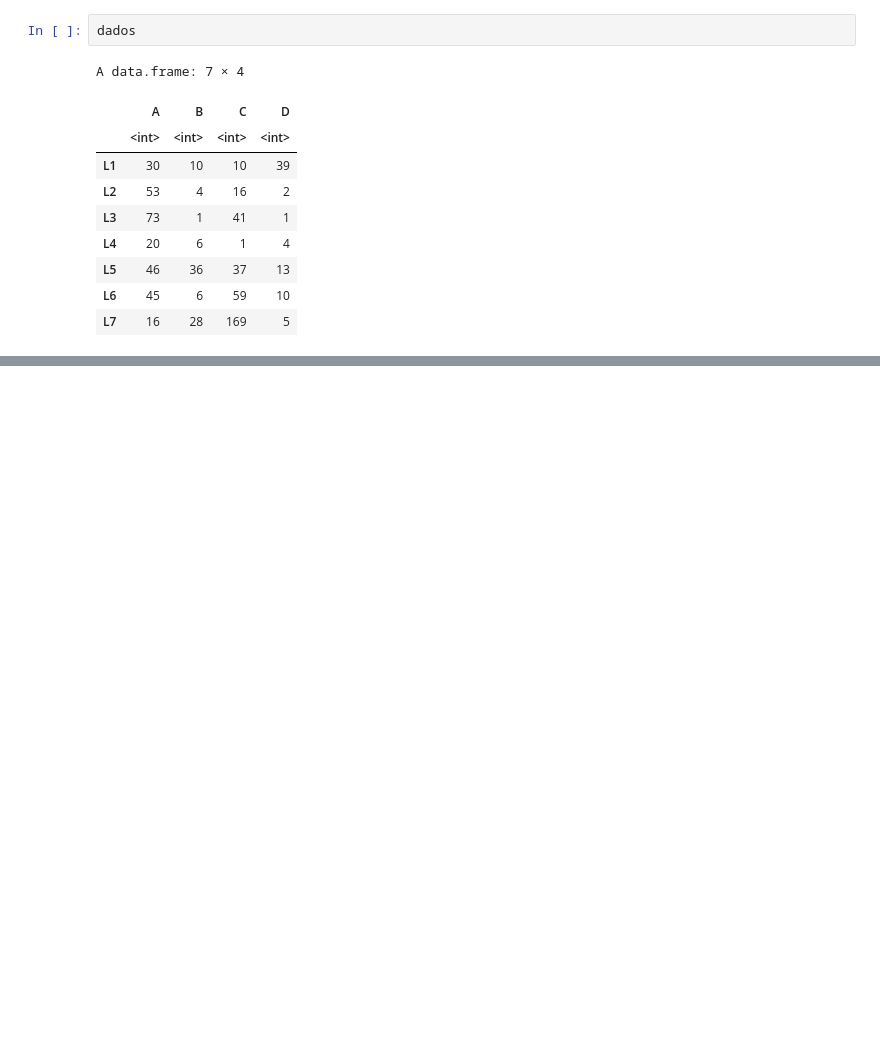
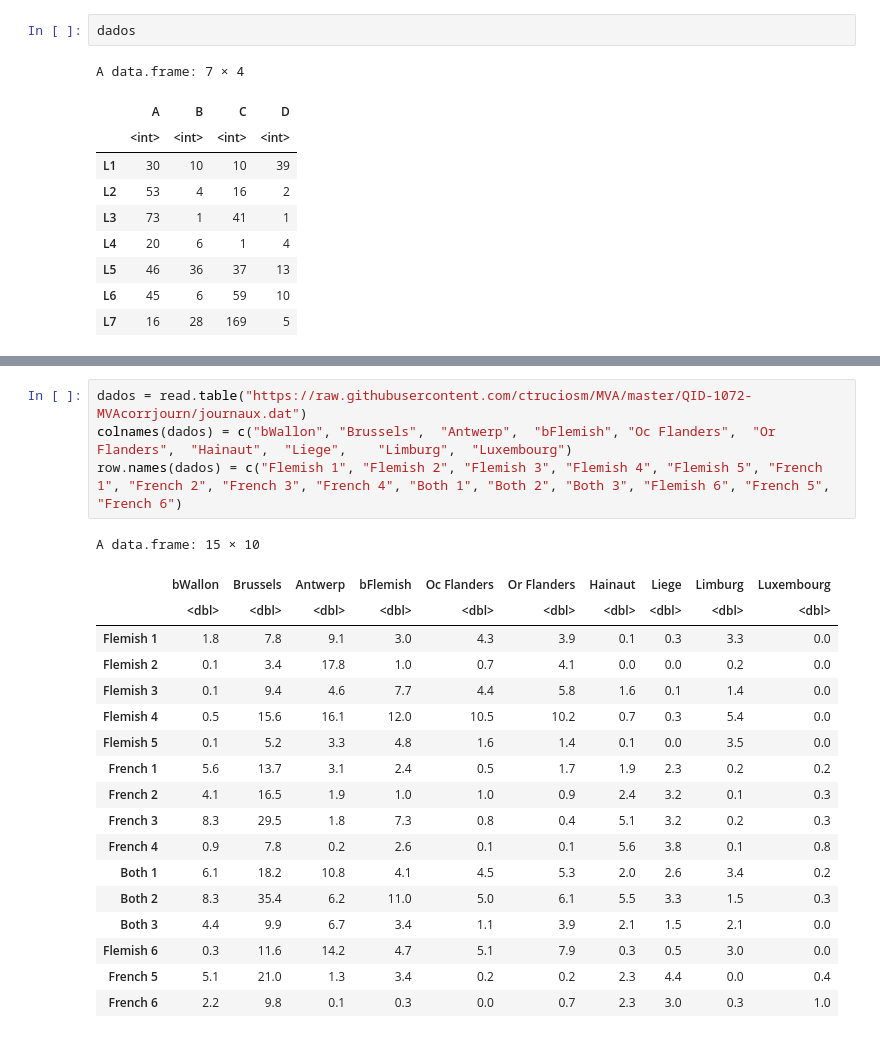
Before and after one commit to ctruciosm/BasicStats, a Jupyter notebook: AC.ipynb, the cells around one changed output, grey strips where cells are left out. Saved outputs shown, nothing was run; the diff lists cells and outputs as text; blank space fills up the shorter version.

```diff
--- a/AC.ipynb
+++ b/AC.ipynb
@@ -98,0 +105,23 @@ A data.frame: 7 × 4
+# %%
+dados = read.table("https://raw.githubusercontent.com/ctruciosm/MVA/master/QID-1072-MVAcorrjourn/journaux.dat")
+colnames(dados) = c("bWallon", "Brussels", 	"Antwerp",	"bFlemish",	"Oc Flanders",	"Or Flanders",	"Hainaut",	"Liege",	"Limburg",	"Luxembourg")
+row.names(dados) = c("Flemish 1", "Flemish 2", "Flemish 3", "Flemish 4", "Flemish 5", "French 1", "French 2", "French 3", "French 4", "Both 1", "Both 2", "Both 3", "Flemish 6", "French 5", "French 6")
+# %% [output]
+A data.frame: 15 × 10
+|  | bWallon | Brussels | Antwerp | bFlemish | Oc Flanders | Or Flanders | Hainaut | Liege | Limburg | Luxembourg |
+|  | <dbl> | <dbl> | <dbl> | <dbl> | <dbl> | <dbl> | <dbl> | <dbl> | <dbl> | <dbl> |
+| Flemish 1 | 1.8 | 7.8 | 9.1 | 3.0 | 4.3 | 3.9 | 0.1 | 0.3 | 3.3 | 0.0 |
+| Flemish 2 | 0.1 | 3.4 | 17.8 | 1.0 | 0.7 | 4.1 | 0.0 | 0.0 | 0.2 | 0.0 |
+| Flemish 3 | 0.1 | 9.4 | 4.6 | 7.7 | 4.4 | 5.8 | 1.6 | 0.1 | 1.4 | 0.0 |
+| Flemish 4 | 0.5 | 15.6 | 16.1 | 12.0 | 10.5 | 10.2 | 0.7 | 0.3 | 5.4 | 0.0 |
+| Flemish 5 | 0.1 | 5.2 | 3.3 | 4.8 | 1.6 | 1.4 | 0.1 | 0.0 | 3.5 | 0.0 |
+| French 1 | 5.6 | 13.7 | 3.1 | 2.4 | 0.5 | 1.7 | 1.9 | 2.3 | 0.2 | 0.2 |
+| French 2 | 4.1 | 16.5 | 1.9 | 1.0 | 1.0 | 0.9 | 2.4 | 3.2 | 0.1 | 0.3 |
+| French 3 | 8.3 | 29.5 | 1.8 | 7.3 | 0.8 | 0.4 | 5.1 | 3.2 | 0.2 | 0.3 |
+| French 4 | 0.9 | 7.8 | 0.2 | 2.6 | 0.1 | 0.1 | 5.6 | 3.8 | 0.1 | 0.8 |
+| Both 1 | 6.1 | 18.2 | 10.8 | 4.1 | 4.5 | 5.3 | 2.0 | 2.6 | 3.4 | 0.2 |
+| Both 2 | 8.3 | 35.4 | 6.2 | 11.0 | 5.0 | 6.1 | 5.5 | 3.3 | 1.5 | 0.3 |
+| Both 3 | 4.4 | 9.9 | 6.7 | 3.4 | 1.1 | 3.9 | 2.1 | 1.5 | 2.1 | 0.0 |
+| Flemish 6 | 0.3 | 11.6 | 14.2 | 4.7 | 5.1 | 7.9 | 0.3 | 0.5 | 3.0 | 0.0 |
+| French 5 | 5.1 | 21.0 | 1.3 | 3.4 | 0.2 | 0.2 | 2.3 | 4.4 | 0.0 | 0.4 |
+| French 6 | 2.2 | 9.8 | 0.1 | 0.3 | 0.0 | 0.7 | 2.3 | 3.0 | 0.3 | 1.0 |
```
Also changed, not shown: parts of 5 cells of this notebook.
